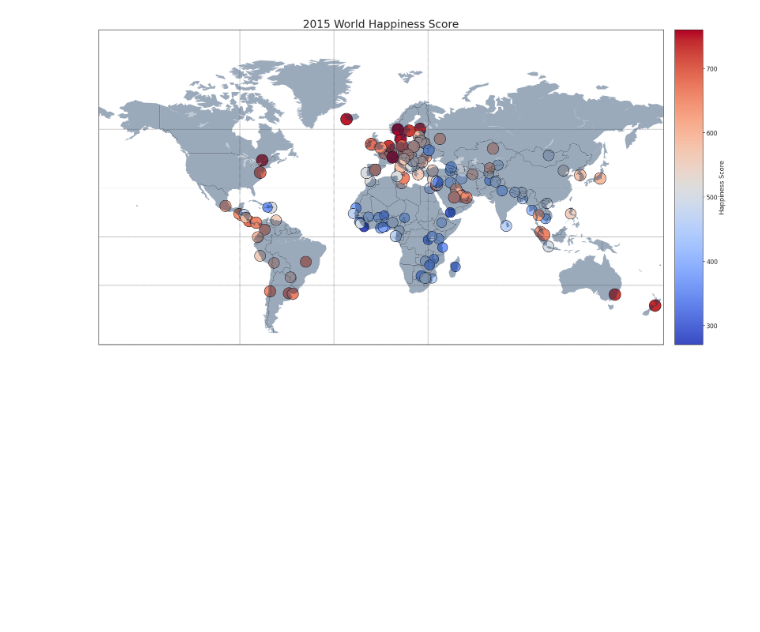
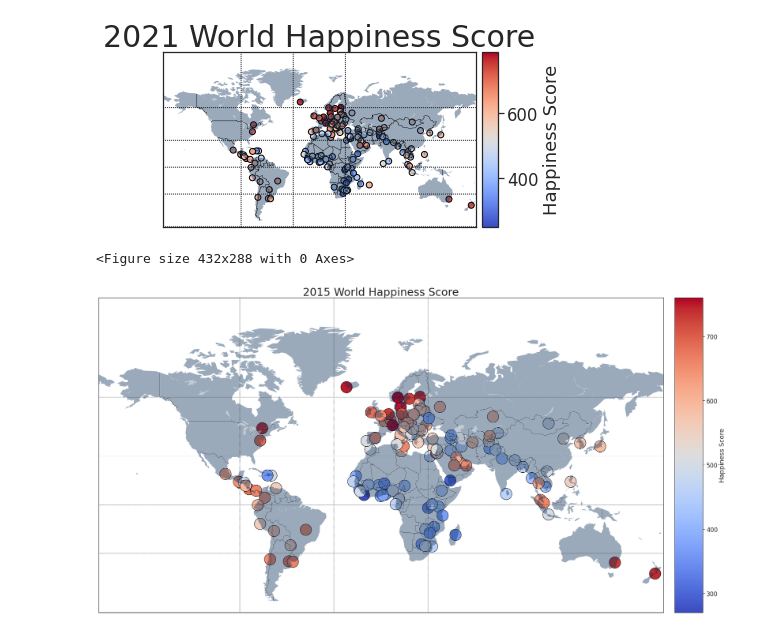
Before and after one commit to k-girish/world-happiness, a Jupyter notebook: notebooks/visiualization.ipynb, the cells around one changed output. Drawn from its saved outputs; the diff is of its cells as text; code cells hidden in the pictures; blank space fills up the shorter version.

```diff
--- a/notebooks/visiualization.ipynb
+++ b/notebooks/visiualization.ipynb
@@ -21,3 +26,3 @@ warnings.filterwarnings('ignore')
 # %%
-data = pd.read_csv('final_data.csv')
+data = pd.read_csv('/content/standardized_data.xls')
 data.head()
@@ -23,0 +36,12 @@ data.head()
+# %%
+#drop the countries which has missing data from 2015 to 2021, and save them into base
+
+base = data[data['year'] == 2021]
+print(base['Country name'])
+
+for year in range(2015,2020):
+  data_y = data[data['year'] == year]
+  base = base.merge(data_y, how='inner', on='Country name')
+  print(base['Country name'])
+
+print(base['Country name'])
@@ -23,0 +66,5 @@ data.head()
+# %%
+predata = data
+predata['match'] = predata['Country name'].isin(base['Country name']) # if matches it returns True else False
+newdata = predata[predata['match'] == True]
+newdata = newdata[['Country name', 'Ladder score','year']]
@@ -24,5 +174,10 @@ data.head()
 # %%
 data_full.to_csv('DATA_FULL.csv', index=False)
+# %%
+mapWorld(newdata, 2021)
+# %% [output]
+[figure, added]
+<Figure size 432x288 with 0 Axes>
 # %%
 #map visualization
 
```
Also changed, not shown: parts of 14 cells of this notebook.
